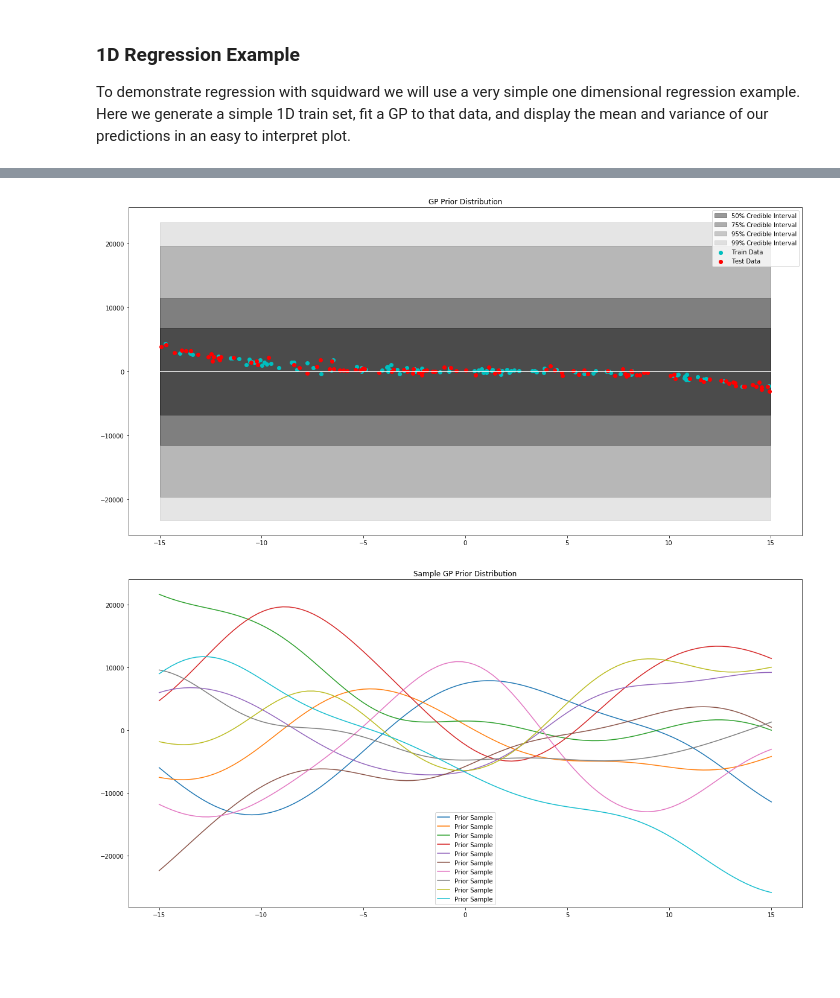
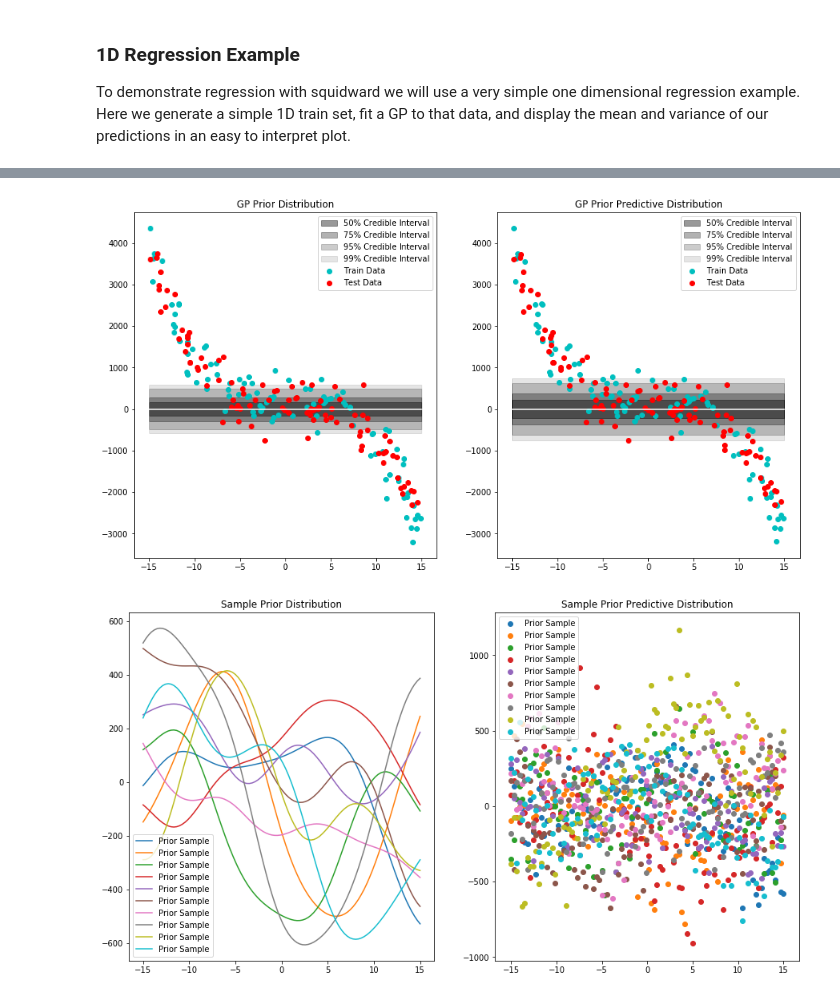
Before and after one commit to James-Montgomery/squidward, a Jupyter notebook: docs/source/markdown/examples/Regression.ipynb, the cells around one changed output, grey strips where cells are left out. Saved outputs shown, nothing was run; the diff lists cells and outputs as text; code cells hidden in the pictures; blank space fills up the shorter version.

```diff
--- a/docs/source/markdown/examples/Regression.ipynb
+++ b/docs/source/markdown/examples/Regression.ipynb
@@ -60,7 +60,7 @@ plt.show()
 # supported by squidward (like RBF) or supply your own
 # distance function (as long as it results in a positive
 # semi-definite kernel)
-d = distance.RBF(5.0,10000.0**2)
+d = distance.RBF(5.0, 250.0**2)
 # %%
 # the kernel base class takes the distance measure of choice
 # as well as the method for evaluating the kernel (the default
@@ -72,38 +72,60 @@ kernel = kernel_base.Kernel(d, 'k1')
 # of a white noise kernel to model data noise)
 # there is also a variety of choices for matrix
 # inversion methods that trade of numeric stability and speed
-model = gpr.GaussianProcessInversion(kernel=kernel, var_l=1050**2, inv_method='solve', show_warnings=False)
+model = gpr.GaussianProcessInversion(kernel=kernel, var_l=200**2, inv_method='solve', show_warnings=False)
 # %%
 # generate data to plot prior of model
 x = np.linspace(-15,15,100)
 
-# pull parameters of the prior distribution
-mean, var = model.prior_predict(x)
+plt.figure(figsize=(15, 8))
 
-# plot prior of model
-plt.figure(figsize=(20,10))
+mean, var = model.get_prior(x)
+
+# plot prior
+plt.subplot(121)
 plt.title("GP Prior Distribution")
 gp_viz.regression.plot_1d(x,mean,var[:,0])
 plt.scatter(x_train,y_train,label='Train Data', c='c')
 plt.scatter(x_test,y_test,label='Test Data', c='r')
 plt.legend()
+
+mean, var = model.get_prior_predictive(x, False)
+
+# plot prior predictive
+plt.subplot(122)
+plt.title("GP Prior Predictive Distribution")
+gp_viz.regression.plot_1d(x,mean,var[:,0])
+plt.scatter(x_train,y_train,label='Train Data', c='c')
+plt.scatter(x_test,y_test,label='Test Data', c='r')
+plt.legend()
 plt.show()
 # %% [output]
-[figure, old version]
+[figure, new version]
 # %%
-# generate data to plot prior samples of model
+# generate data to plot prior of model
 x = np.linspace(-15,15,100)
 
-# plot posterior of the model
-plt.figure(figsize=(20,10))
-plt.title("Sample GP Prior Distribution")
+plt.figure(figsize=(15, 8))
+
+# plot prior samples
+plt.subplot(121)
+plt.title("Sample Prior Distribution")
 for i in range(10):
-    sample = model.prior_sample(x)
+    sample = model.sample_prior(x)
     plt.plot(x, sample, label='Prior Sample')
 plt.legend()
+
+# plot prior predictive of model
+plt.subplot(122)
+plt.title("Sample Prior Predictive Distribution")
+for i in range(10):
+    sample = model.sample_prior_predictive(x)
+    plt.scatter(x, sample, label='Prior Sample')
+plt.legend()
+
 plt.show()
 # %% [output]
-[figure, old version]
+[figure, new version]
 # %%
 # the model object is largely inspired by the
 # scikitlearn interface
```
Also changed, not shown: parts of 7 cells of this notebook, 9 other files.
